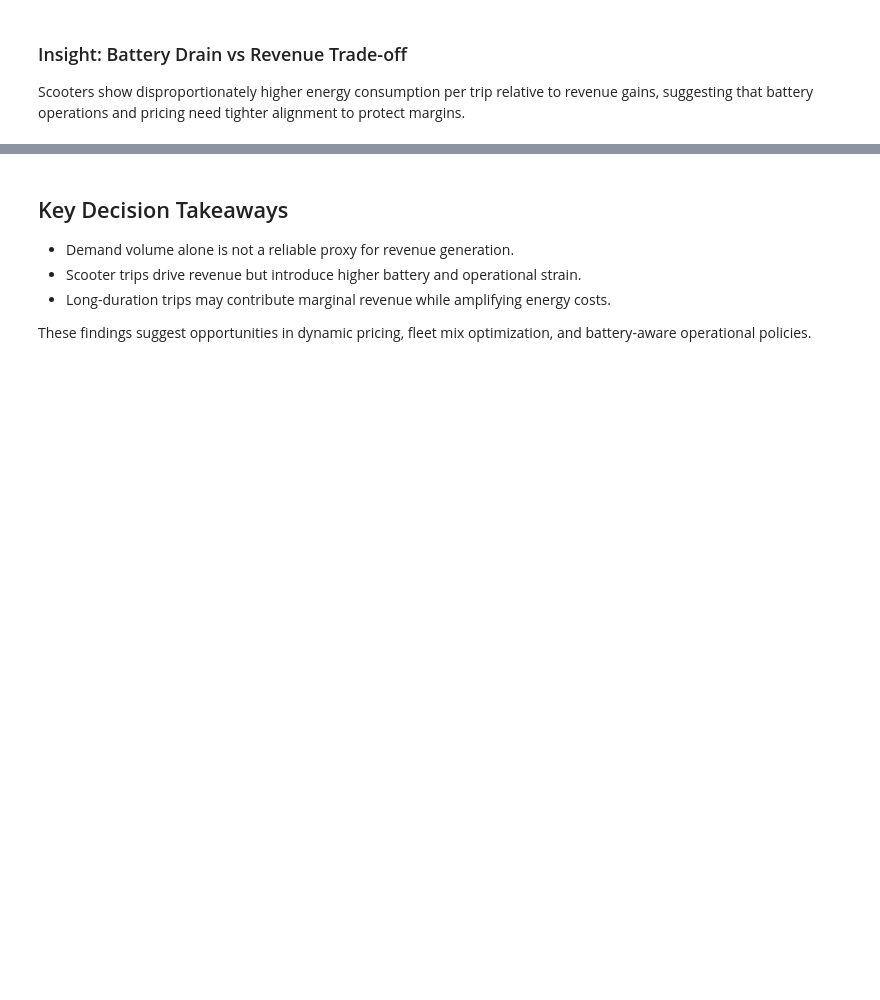
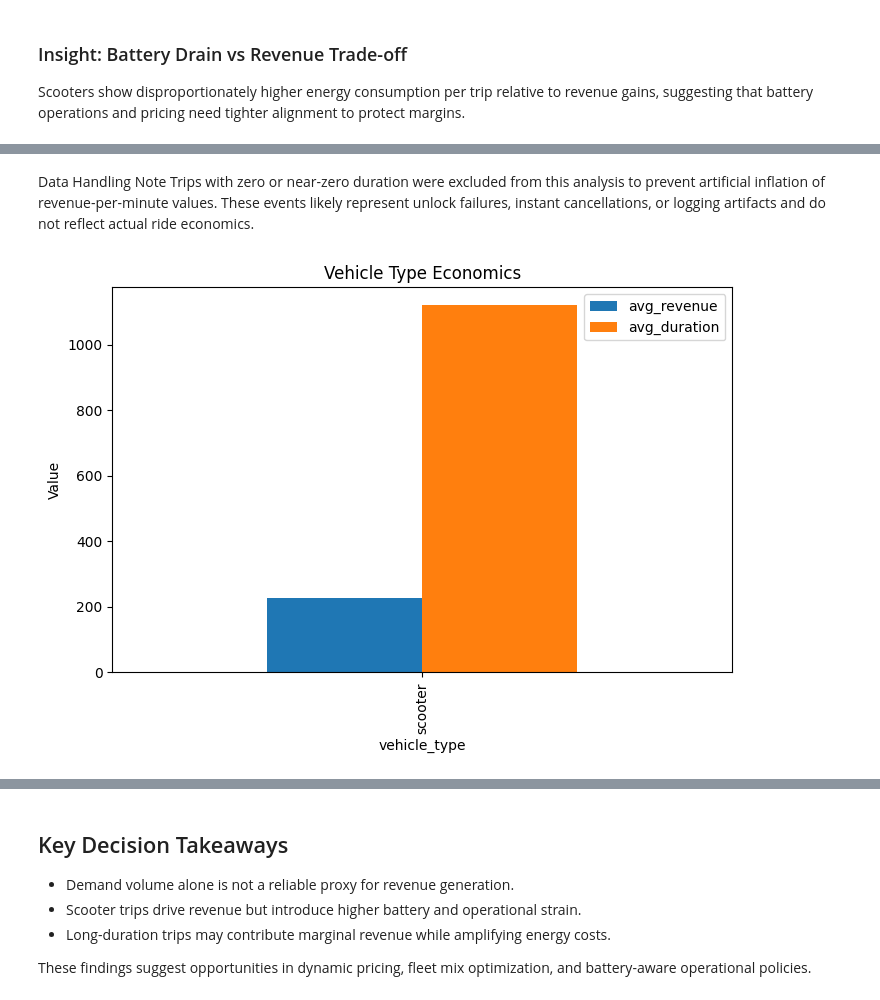
Before and after one commit to Manidhar8008/lime-iot-ml-platform-, a Jupyter notebook: notebooks/01_Core_Trip_Analysis.ipynb, the cells around one changed output, grey strips where cells are left out. Drawn from its saved outputs; the diff is of its cells as text; code cells hidden in the pictures; blank space fills up the shorter version.

```diff
--- a/notebooks/01_Core_Trip_Analysis.ipynb
+++ b/notebooks/01_Core_Trip_Analysis.ipynb
@@ -139,0 +192,20 @@ pricing need tighter alignment to protect margins.
+# %% [markdown]
+Data Handling Note
+Trips with zero or near-zero duration were excluded from this analysis to prevent artificial inflation of revenue-per-minute values. These events likely represent unlock failures, instant cancellations, or logging artifacts and do not reflect actual ride economics.
+# %%
+veh = df.groupby("vehicle_type").agg(
+    avg_revenue=("Invoice", "mean"),
+    avg_duration=("duration_min", "mean")
+).reset_index()
+
+veh.plot(
+    x="vehicle_type",
+    y=["avg_revenue", "avg_duration"],
+    kind="bar",
+    figsize=(8,5)
+)
+plt.title("Vehicle Type Economics")
+plt.ylabel("Value")
+plt.show()
+# %% [output]
+[figure, added]
```
Also changed, not shown: parts of 9 cells of this notebook, 37 other files.
